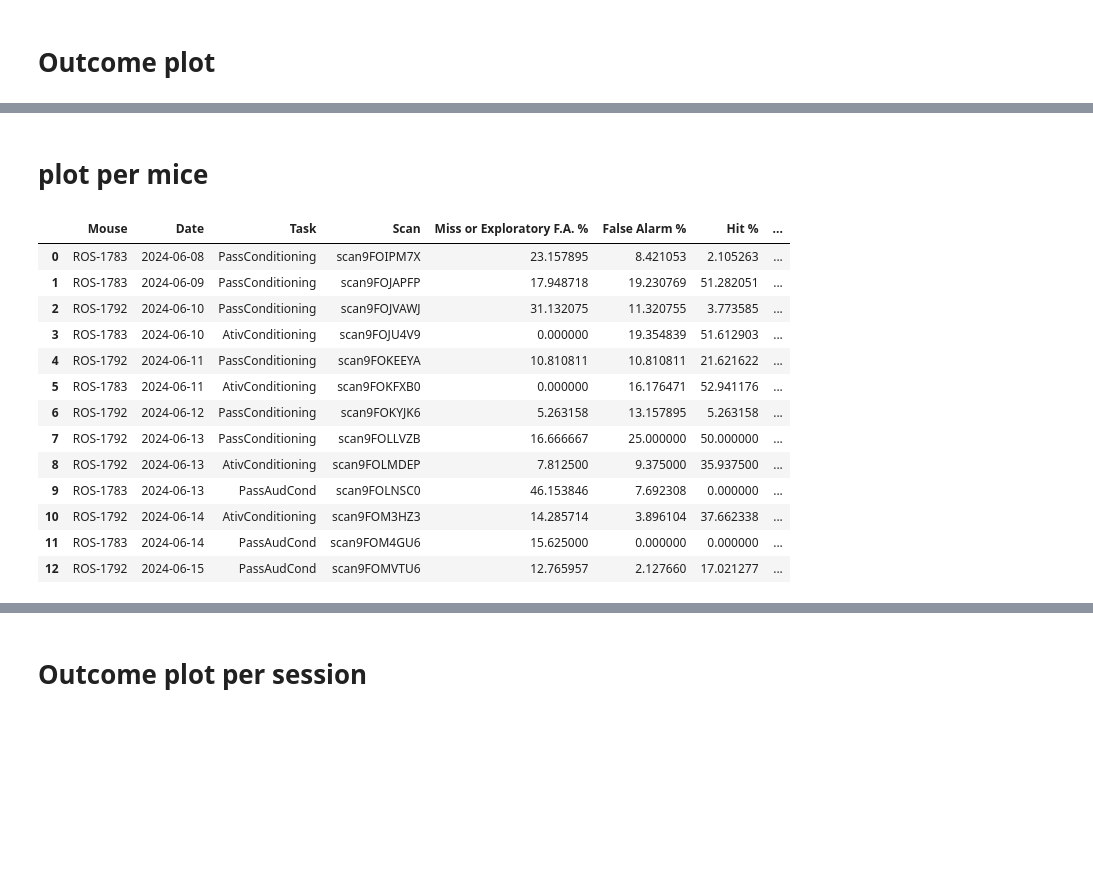
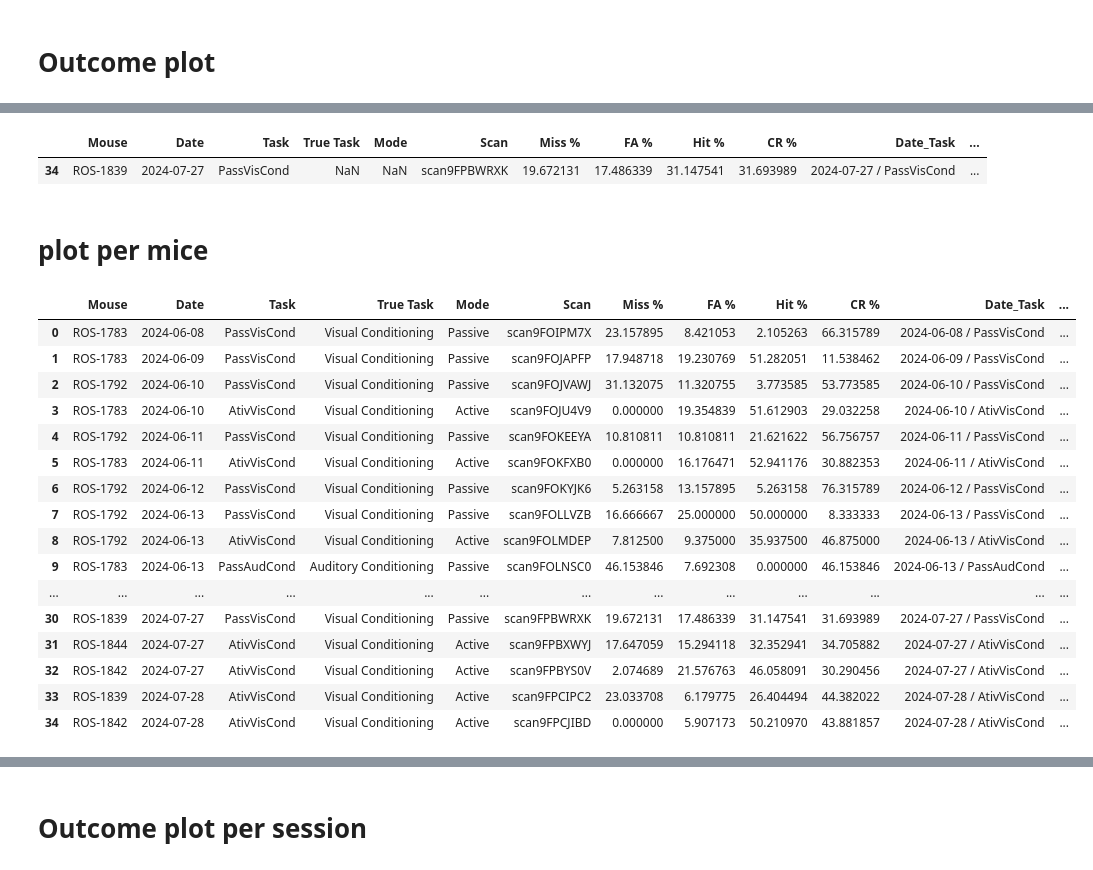
Before and after one commit to aeltonaraujoneuro/wfield, a Jupyter notebook: notebooks/66_Aelton_AUX.ipynb, the cells around one changed output, grey strips where cells are left out. Cells and saved outputs as stored; diff of their text form; code cells hidden in the pictures; blank space fills up the shorter version.

```diff
--- a/notebooks/66_Aelton_AUX.ipynb
+++ b/notebooks/66_Aelton_AUX.ipynb
@@ -679,2 +740,18 @@ display(learning_df.sort_values(by='Date', ascending=True))
+# %%
+conditions = [learning_df[key] == value for key, value in new_row.items()]
+
+# Combine all the conditions using the & operator
+combined_condition = conditions[0]
+for condition in conditions[1:]:
+    combined_condition &= condition
+
+# Use the combined condition to filter the DataFrame
+matching_rows = learning_df[combined_condition]
+
+# Display the matching rows
+display(matching_rows)
+# %% [output]
+|  | Mouse | Date | Task | True Task | Mode | Scan | Miss % | FA % | Hit % | CR % | Date_Task | ... |
+| 34 | ROS-1839 | 2024-07-27 | PassVisCond | NaN | NaN | scan9FPBWRXK | 19.672131 | 17.486339 | 31.147541 | 31.693989 | 2024-07-27 / PassVisCond | ... |
 # %%
 # Construct the path to the folder where the plot will be saved
@@ -694,32 +771,35 @@ learning_df.to_csv(f'{file_path}.csv', index=False)
 # %% [markdown]
 # plot per mice
 # %%
-folder_path = os.path.join('/datajoint-data/data/aeltona', 'Learning')
+folder_path = os.path.join('/datajoint-data/data/aeltona', 'Learning Curves')
 file_path = os.path.join(folder_path, f'learning_df')
 learning_df = pd.read_csv(f'{file_path}.csv')
 
-learning_df.rename(columns={
-    'Passive Miss %': 'Miss or Exploratory F.A. %',
-    'Active Miss %': 'False Alarm %',
-    'Active Hit %': 'Hit %',
-    'Passive Hit %': 'Correct Rejection or Reward-driven Hit %'
-}, inplace=True)
+# learning_df.rename(columns={
+#     'Passive Miss %': 'Miss or Exploratory F.A. %',
+#     'Active Miss %': 'False Alarm %',
+#     'Active Hit %': 'Hit %',
+#     'Passive Hit %': 'Correct Rejection or Reward-driven Hit %'
+# }, inplace=True)
 display(learning_df)
 # %% [output]
-|  | Mouse | Date | Task | Scan | Miss or Exploratory F.A. % | False Alarm % | Hit % | ... |
-| 0 | ROS-1783 | 2024-06-08 | PassConditioning | scan9FOIPM7X | 23.157895 | 8.421053 | 2.105263 | ... |
-| 1 | ROS-1783 | 2024-06-09 | PassConditioning | scan9FOJAPFP | 17.948718 | 19.230769 | 51.282051 | ... |
-| 2 | ROS-1792 | 2024-06-10 | PassConditioning | scan9FOJVAWJ | 31.132075 | 11.320755 | 3.773585 | ... |
-| 3 | ROS-1783 | 2024-06-10 | AtivConditioning | scan9FOJU4V9 | 0.000000 | 19.354839 | 51.612903 | ... |
-| 4 | ROS-1792 | 2024-06-11 | PassConditioning | scan9FOKEEYA | 10.810811 | 10.810811 | 21.621622 | ... |
-| 5 | ROS-1783 | 2024-06-11 | AtivConditioning | scan9FOKFXB0 | 0.000000 | 16.176471 | 52.941176 | ... |
-| 6 | ROS-1792 | 2024-06-12 | PassConditioning | scan9FOKYJK6 | 5.263158 | 13.157895 | 5.263158 | ... |
-| 7 | ROS-1792 | 2024-06-13 | PassConditioning | scan9FOLLVZB | 16.666667 | 25.000000 | 50.000000 | ... |
-| 8 | ROS-1792 | 2024-06-13 | AtivConditioning | scan9FOLMDEP | 7.812500 | 9.375000 | 35.937500 | ... |
-| 9 | ROS-1783 | 2024-06-13 | PassAudCond | scan9FOLNSC0 | 46.153846 | 7.692308 | 0.000000 | ... |
-| 10 | ROS-1792 | 2024-06-14 | AtivConditioning | scan9FOM3HZ3 | 14.285714 | 3.896104 | 37.662338 | ... |
-| 11 | ROS-1783 | 2024-06-14 | PassAudCond | scan9FOM4GU6 | 15.625000 | 0.000000 | 0.000000 | ... |
-| 12 | ROS-1792 | 2024-06-15 | PassAudCond | scan9FOMVTU6 | 12.765957 | 2.127660 | 17.021277 | ... |
+|  | Mouse | Date | Task | True Task | Mode | Scan | Miss % | FA % | Hit % | CR % | Date_Task | ... |
+| 0 | ROS-1783 | 2024-06-08 | PassVisCond | Visual Conditioning | Passive | scan9FOIPM7X | 23.157895 | 8.421053 | 2.105263 | 66.315789 | 2024-06-08 / PassVisCond | ... |
+| 1 | ROS-1783 | 2024-06-09 | PassVisCond | Visual Conditioning | Passive | scan9FOJAPFP | 17.948718 | 19.230769 | 51.282051 | 11.538462 | 2024-06-09 / PassVisCond | ... |
+| 2 | ROS-1792 | 2024-06-10 | PassVisCond | Visual Conditioning | Passive | scan9FOJVAWJ | 31.132075 | 11.320755 | 3.773585 | 53.773585 | 2024-06-10 / PassVisCond | ... |
+| 3 | ROS-1783 | 2024-06-10 | AtivVisCond | Visual Conditioning | Active | scan9FOJU4V9 | 0.000000 | 19.354839 | 51.612903 | 29.032258 | 2024-06-10 / AtivVisCond | ... |
+| 4 | ROS-1792 | 2024-06-11 | PassVisCond | Visual Conditioning | Passive | scan9FOKEEYA | 10.810811 | 10.810811 | 21.621622 | 56.756757 | 2024-06-11 / PassVisCond | ... |
+| 5 | ROS-1783 | 2024-06-11 | AtivVisCond | Visual Conditioning | Active | scan9FOKFXB0 | 0.000000 | 16.176471 | 52.941176 | 30.882353 | 2024-06-11 / AtivVisCond | ... |
+| 6 | ROS-1792 | 2024-06-12 | PassVisCond | Visual Conditioning | Passive | scan9FOKYJK6 | 5.263158 | 13.157895 | 5.263158 | 76.315789 | 2024-06-12 / PassVisCond | ... |
+| 7 | ROS-1792 | 2024-06-13 | PassVisCond | Visual Conditioning | Passive | scan9FOLLVZB | 16.666667 | 25.000000 | 50.000000 | 8.333333 | 2024-06-13 / PassVisCond | ... |
+| 8 | ROS-1792 | 2024-06-13 | AtivVisCond | Visual Conditioning | Active | scan9FOLMDEP | 7.812500 | 9.375000 | 35.937500 | 46.875000 | 2024-06-13 / AtivVisCond | ... |
+| 9 | ROS-1783 | 2024-06-13 | PassAudCond | Auditory Conditioning | Passive | scan9FOLNSC0 | 46.153846 | 7.692308 | 0.000000 | 46.153846 | 2024-06-13 / PassAudCond | ... |
+| ... | ... | ... | ... | ... | ... | ... | ... | ... | ... | ... | ... | ... |
+| 30 | ROS-1839 | 2024-07-27 | PassVisCond | Visual Conditioning | Passive | scan9FPBWRXK | 19.672131 | 17.486339 | 31.147541 | 31.693989 | 2024-07-27 / PassVisCond | ... |
+| 31 | ROS-1844 | 2024-07-27 | AtivVisCond | Visual Conditioning | Active | scan9FPBXWYJ | 17.647059 | 15.294118 | 32.352941 | 34.705882 | 2024-07-27 / AtivVisCond | ... |
+| 32 | ROS-1842 | 2024-07-27 | AtivVisCond | Visual Conditioning | Active | scan9FPBYS0V | 2.074689 | 21.576763 | 46.058091 | 30.290456 | 2024-07-27 / AtivVisCond | ... |
+| 33 | ROS-1839 | 2024-07-28 | AtivVisCond | Visual Conditioning | Active | scan9FPCIPC2 | 23.033708 | 6.179775 | 26.404494 | 44.382022 | 2024-07-28 / AtivVisCond | ... |
+| 34 | ROS-1842 | 2024-07-28 | AtivVisCond | Visual Conditioning | Active | scan9FPCJIBD | 0.000000 | 5.907173 | 50.210970 | 43.881857 | 2024-07-28 / AtivVisCond | ... |
 # %%
 mice = learning_df['Mouse'].unique()
 # Create a plot for each mouse
```
Also changed, not shown: parts of 18 cells of this notebook.
